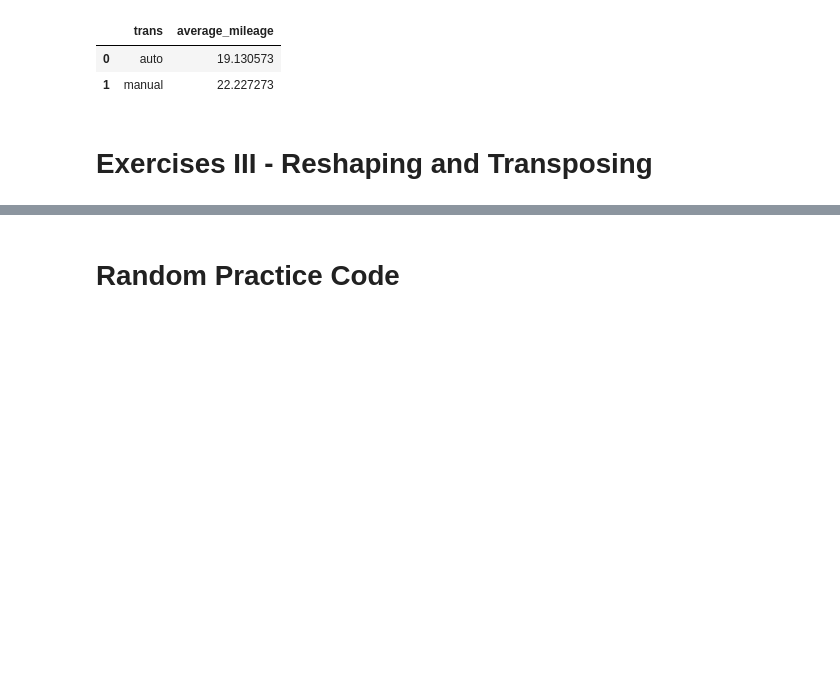
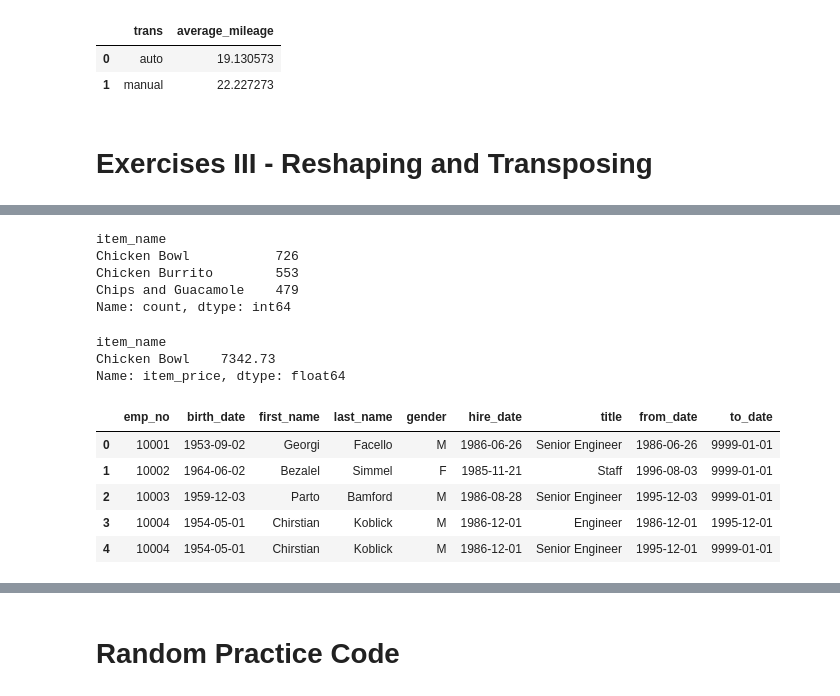
Before and after one commit to Zacharia-Schmitz/numpy-pandas-visualization-exercises, a Jupyter notebook: advanced_dataframes.ipynb, the cells around one changed output, grey strips where cells are left out. Cells and saved outputs as stored; diff of their text form; code cells hidden in the pictures; blank space fills up the shorter version.

```diff
--- a/advanced_dataframes.ipynb
+++ b/advanced_dataframes.ipynb
@@ -408,6 +450,56 @@ mpg.groupby('trans').average_mileage.mean().reset_index()
+# %%
+# 3. What are the most popular 3 items?
+
+chipdf['item_name'].value_counts().head(3)
+
+# pd.crosstab(chipdf['item_name'],['quantity']).sort_values('quantity', ascending=False).head(3)
+
+# chipdf.groupby('item_name').count().sort_values('quantity', ascending=False)[['quantity']].head(3)
+# %% [output]
+item_name
+Chicken Bowl           726
+Chicken Burrito        553
+Chips and Guacamole    479
+Name: count, dtype: int64
 # %%
 # 4. Which item has produced the most revenue?
+
+# Chicken Bowl
+
+chipdf.groupby('item_name').sum()['item_price'].sort_values(ascending=False).head(1)
+# %% [output]
+item_name
+Chicken Bowl    7342.73
+Name: item_price, dtype: float64
 # %%
 # 5. Join the employees and titles DataFrames together.
+
+import env
+import pandas as pd
+
+# Get employees table
+
+url1 = env.db_url('employees')
+
+emp = pd.read_sql('SELECT * from employees', url1)
+# %%
+# Get titles table
+
+url2 = env.db_url('employees')
+
+titles = pd.read_sql('SELECT * FROM titles', url2)
+# %%
+# Merge the tables
+
+merged = pd.merge(emp, titles, how='left', on='emp_no')
+
+merged.head(5)
+# %% [output]
+|  | emp_no | birth_date | first_name | last_name | gender | hire_date | title | from_date | to_date |
+| 0 | 10001 | 1953-09-02 | Georgi | Facello | M | 1986-06-26 | Senior Engineer | 1986-06-26 | 9999-01-01 |
+| 1 | 10002 | 1964-06-02 | Bezalel | Simmel | F | 1985-11-21 | Staff | 1996-08-03 | 9999-01-01 |
+| 2 | 10003 | 1959-12-03 | Parto | Bamford | M | 1986-08-28 | Senior Engineer | 1995-12-03 | 9999-01-01 |
+| 3 | 10004 | 1954-05-01 | Chirstian | Koblick | M | 1986-12-01 | Engineer | 1986-12-01 | 1995-12-01 |
+| 4 | 10004 | 1954-05-01 | Chirstian | Koblick | M | 1986-12-01 | Senior Engineer | 1995-12-01 | 9999-01-01 |
 # %%
 # 6. For each title, find the hire date of the employee that was hired most recently with that title.
```
Also changed, not shown: parts of 6 cells of this notebook.
